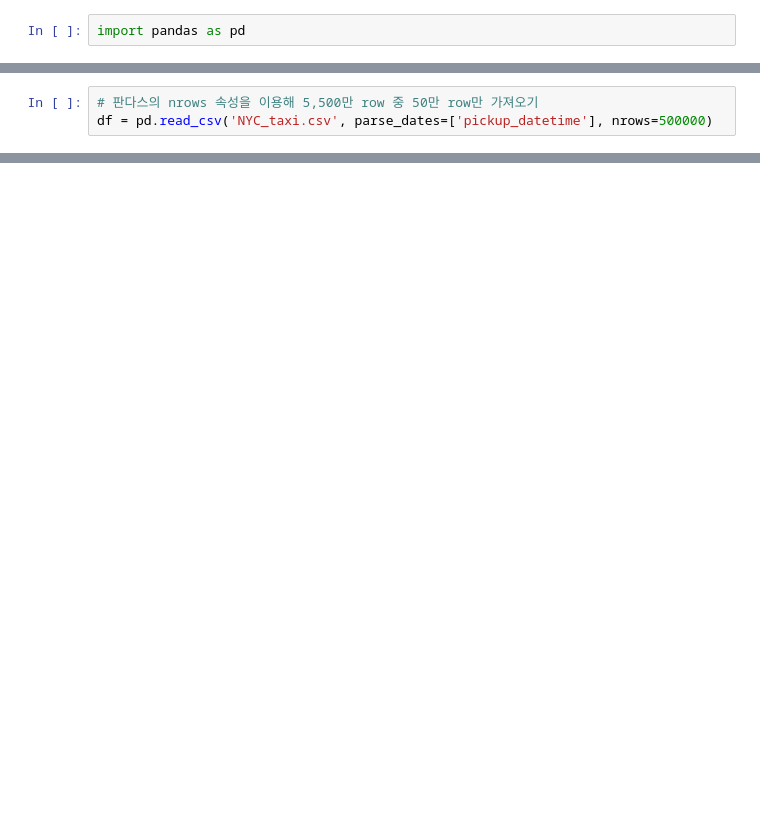
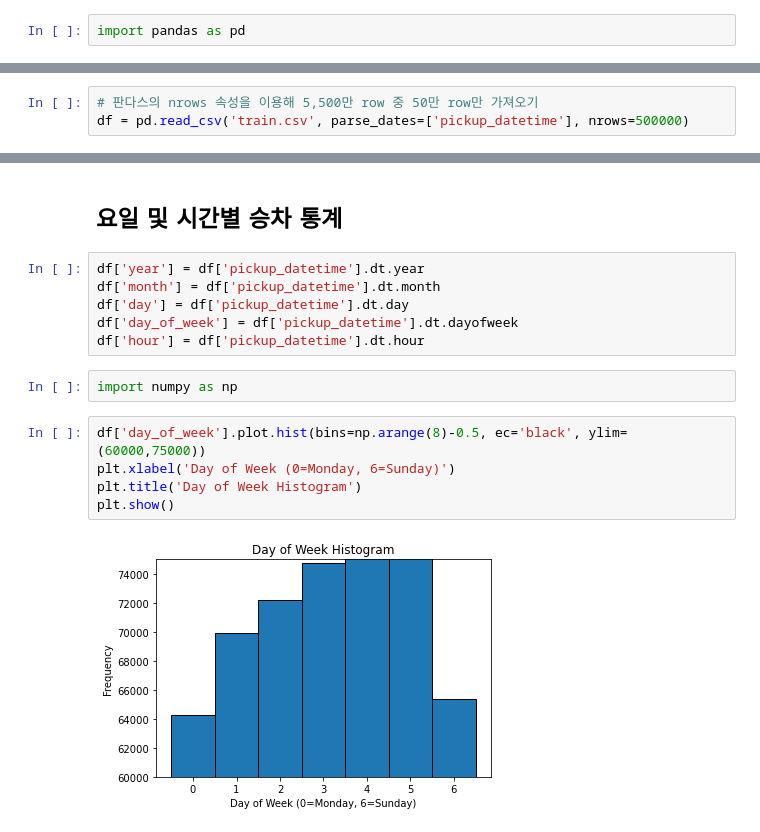
Before and after one commit to dongyun3586/DeepLearning, a Jupyter notebook: Chapter03/TaxiPriceUsingDNN.ipynb, the cells around one changed output, grey strips where cells are left out. Saved outputs shown, nothing was run; the diff lists cells and outputs as text; blank space fills up the shorter version.

```diff
--- a/Chapter03/TaxiPriceUsingDNN.ipynb
+++ b/Chapter03/TaxiPriceUsingDNN.ipynb
@@ -3,3 +7,3 @@ import pandas as pd
 # %%
 # 판다스의 nrows 속성을 이용해 5,500만 row 중 50만 row만 가져오기
-df = pd.read_csv('NYC_taxi.csv', parse_dates=['pickup_datetime'], nrows=500000)
+df = pd.read_csv('train.csv', parse_dates=['pickup_datetime'], nrows=500000)
@@ -29,0 +83,17 @@ print(df.head())
+# %% [markdown]
+## 요일 및 시간별 승차 통계
+# %%
+df['year'] = df['pickup_datetime'].dt.year
+df['month'] = df['pickup_datetime'].dt.month
+df['day'] = df['pickup_datetime'].dt.day
+df['day_of_week'] = df['pickup_datetime'].dt.dayofweek
+df['hour'] = df['pickup_datetime'].dt.hour
+# %%
+import numpy as np
+# %%
+df['day_of_week'].plot.hist(bins=np.arange(8)-0.5, ec='black', ylim=(60000,75000))
+plt.xlabel('Day of Week (0=Monday, 6=Sunday)')
+plt.title('Day of Week Histogram')
+plt.show()
+# %% [output]
+[figure, added]
```
Also changed, not shown: parts of 22 cells of this notebook, 12 other files.
